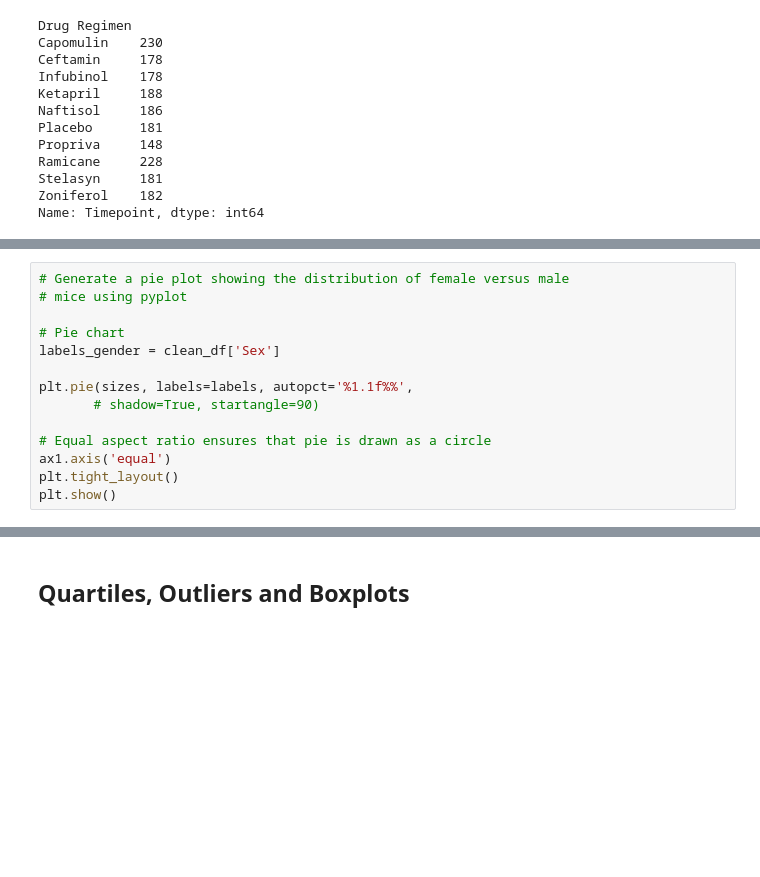
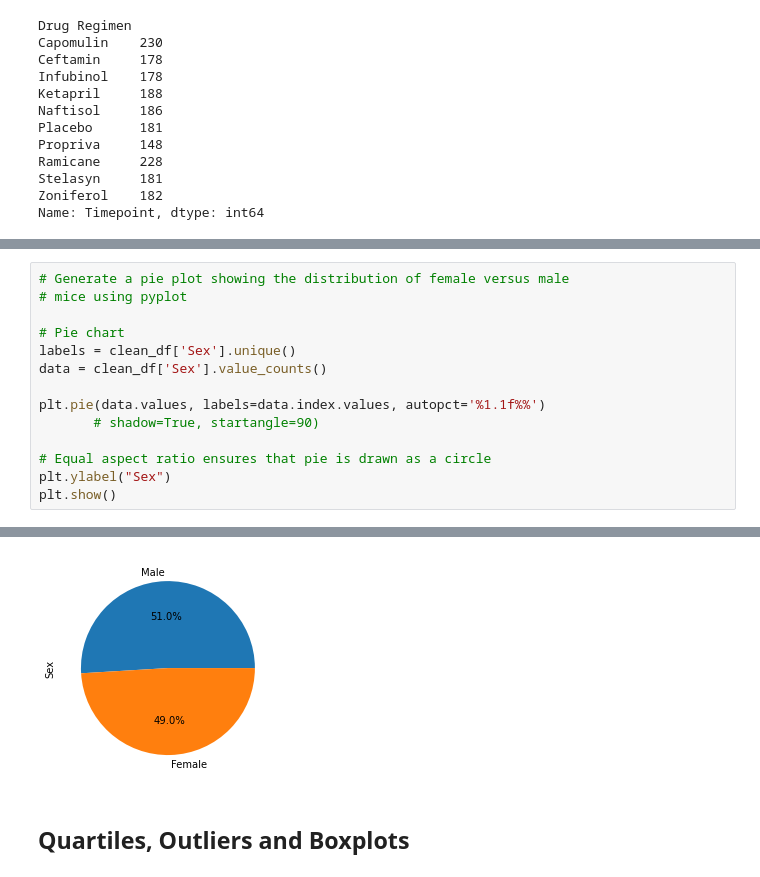
Before and after one commit to ArielleEagan/matplotlib_challenge, a Jupyter notebook: Matplotlib_HW_AE.ipynb, the cells around one changed output, grey strips where cells are left out. Cells and saved outputs as stored; diff of their text form; blank space fills up the shorter version.

```diff
--- a/Matplotlib_HW_AE.ipynb
+++ b/Matplotlib_HW_AE.ipynb
@@ -402,13 +432,13 @@ AttributeError: 'DataFrame' object has no attribute 'show'
 # mice using pyplot
 
 # Pie chart
-labels_gender = clean_df['Sex']
+labels = clean_df['Sex'].unique()
+data = clean_df['Sex'].value_counts()
 
-plt.pie(sizes, labels=labels, autopct='%1.1f%%',
+plt.pie(data.values, labels=data.index.values, autopct='%1.1f%%')
        # shadow=True, startangle=90)
 
 # Equal aspect ratio ensures that pie is drawn as a circle
-ax1.axis('equal')
-plt.tight_layout()
+plt.ylabel("Sex")
 plt.show()
 # %% [output]
@@ -416,3 +445,4 @@ SyntaxError: invalid syntax (<ipython-input-243-7b7a95269285>, line 12)
+[figure, added]
 # %% [markdown]
 ## Quartiles, Outliers and Boxplots
 # %%
```
Also changed, not shown: parts of 14 cells of this notebook.
